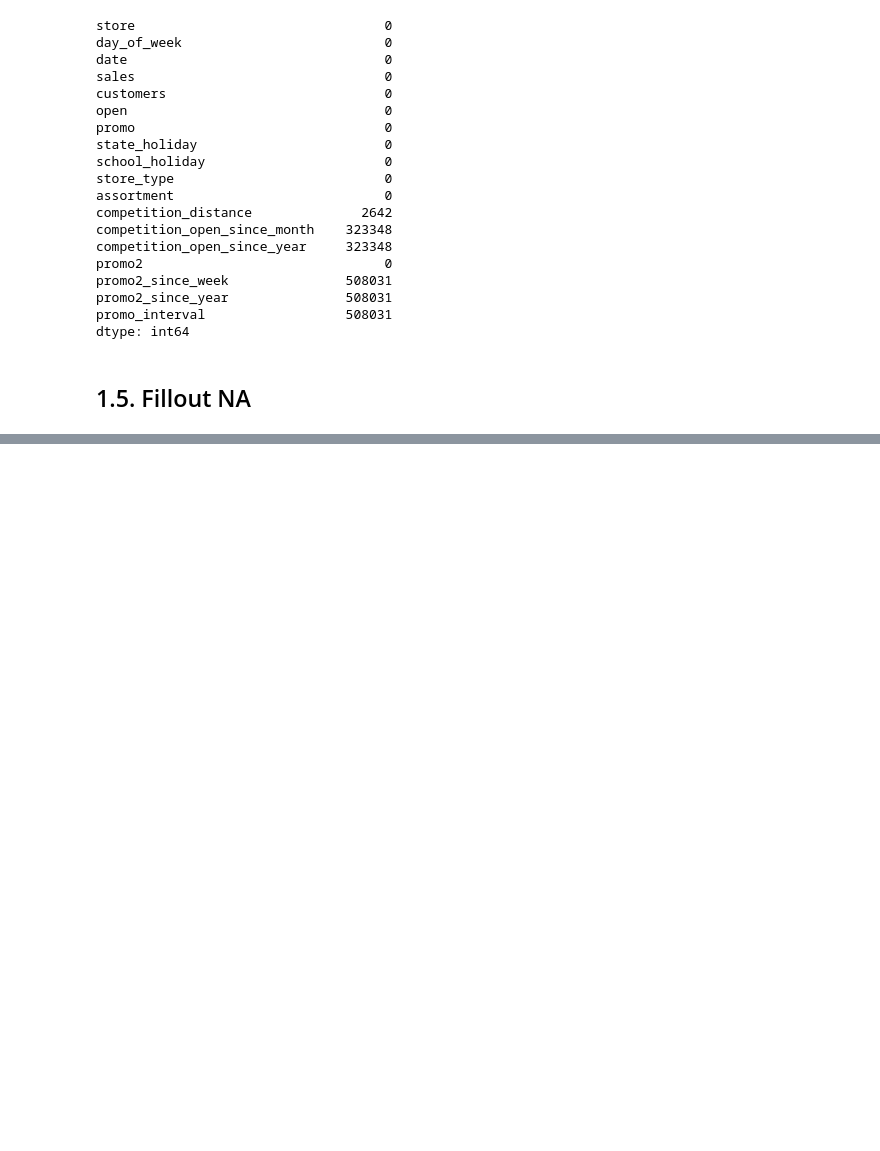
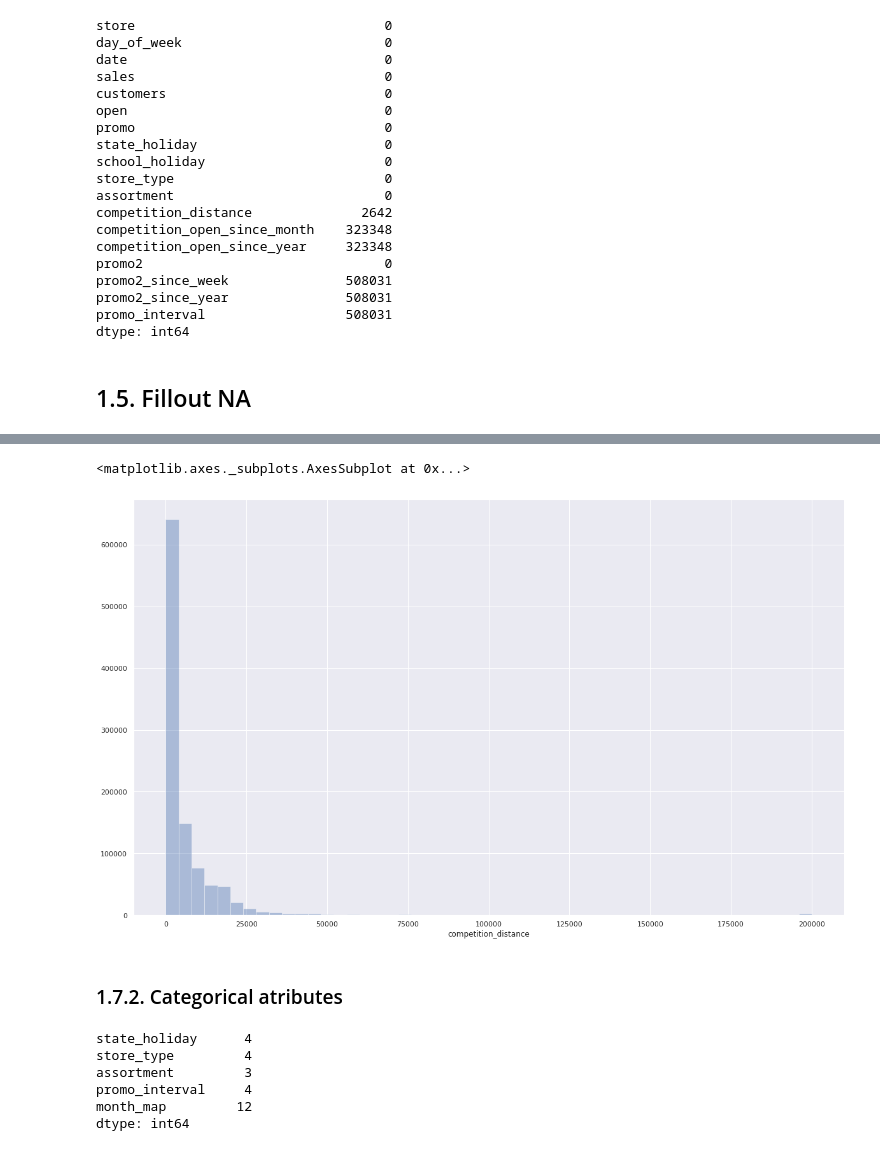
Before and after one commit to Mat004/Rossman_Store_Sale, a Jupyter notebook: rossman_predict.ipynb, the cells around one changed output, grey strips where cells are left out. Drawn from its saved outputs; the diff is of its cells as text; code cells hidden in the pictures; blank space fills up the shorter version.

Commit message:
Changed data type and added descriptive statistics

```diff
--- a/rossman_predict.ipynb
+++ b/rossman_predict.ipynb
@@ -6,6 +9,10 @@ import inflection
 import math
 # %% [markdown]
 ## 0.1. Helper functions
+# %%
+#Tamanho dos gráficos
+
+sns.set(rc = {'figure.figsize':(20, 12)})
 # %% [markdown]
 ## 0.2. Loading data
 # %%
@@ -124,0 +154,7 @@ df2['is_promo'] = df2[['promo_interval', 'month_map']].apply( lambda x: 0 if x['
+# %%
+#Modificando os dados para o formato correto
+df2['competition_open_since_month'] = df2['competition_open_since_month'].astype('int64')
+df2['competition_open_since_year'] = df2['competition_open_since_year'].astype('int64')
+
+df2['promo2_since_week'] = df2['promo2_since_week'].astype('int64')
+df2['promo2_since_year'] = df2['promo2_since_year'].astype('int64')
@@ -124,0 +200,17 @@ df2['is_promo'] = df2[['promo_interval', 'month_map']].apply( lambda x: 0 if x['
+# %%
+sns.set_theme()
+sns.distplot( df2['competition_distance'], kde=False )
+# %% [output]
+<matplotlib.axes._subplots.AxesSubplot at 0x...>
+[figure, added]
+# %% [markdown]
+### 1.7.2. Categorical atributes
+# %%
+cat_attributes.apply( lambda x: x.unique().shape[0] )
+# %% [output]
+state_holiday      4
+store_type         4
+assortment         3
+promo_interval     4
+month_map         12
+dtype: int64
```
Also changed, not shown: parts of 10 cells of this notebook.
